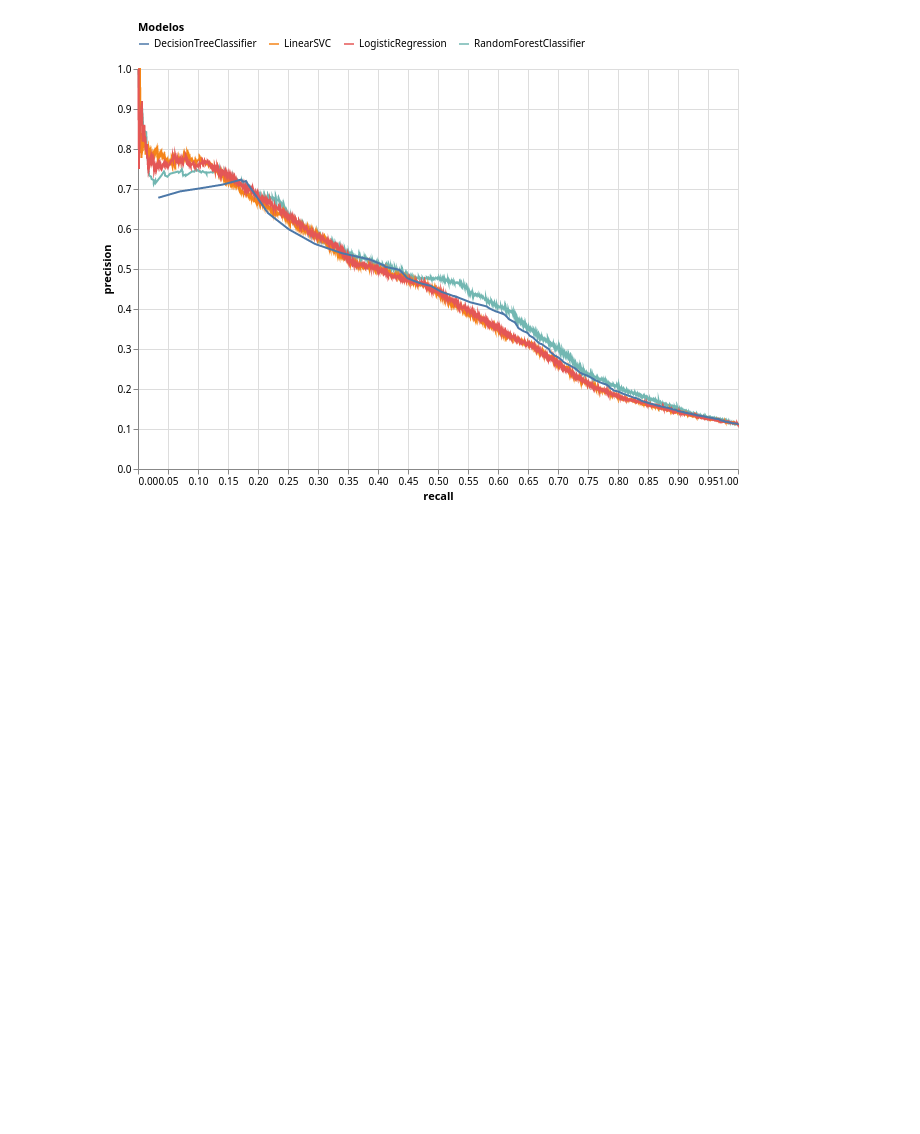
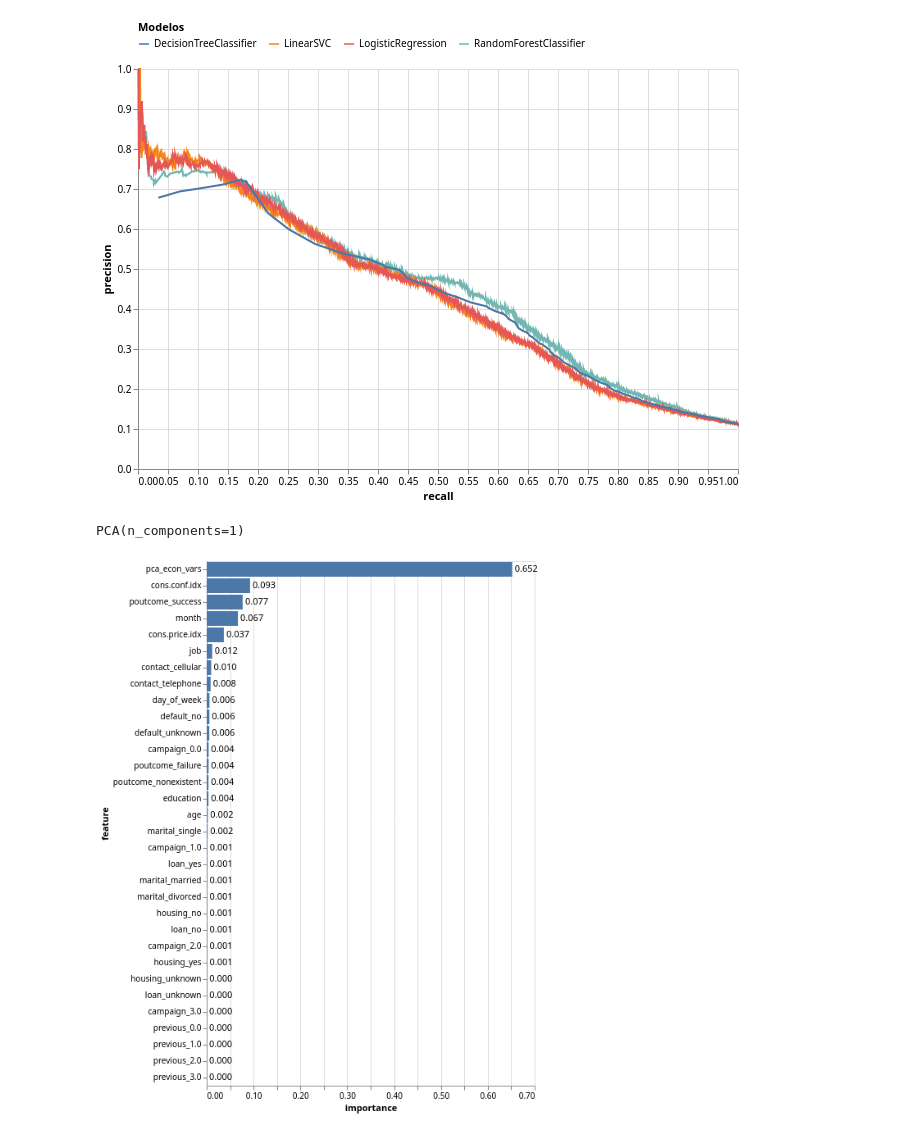
Before and after one commit to silasge/bank-marketing-classification, a Jupyter notebook: notebooks/2.0-model-analysis.ipynb, the cells around one changed output. Drawn from its saved outputs; the diff is of its cells as text; code cells hidden in the pictures; blank space fills up the shorter version.

Commit message:
finalizada a análise dos modelos

```diff
--- a/notebooks/2.0-model-analysis.ipynb
+++ b/notebooks/2.0-model-analysis.ipynb
@@ -283,3 +281,44 @@ pr_rec_plot = alt.Chart(pr_rec_df).mark_line().encode(
 pr_rec_plot
 # %% [output]
 [figure]
+# %%
+rf_model.best_estimator_.named_steps["transf_features"].named_transformers_["pca_econ_vars"].named_steps["pca"]
+# %% [output]
+PCA(n_components=1)
+# %%
+col_names = [
+    "age",
+    "job",
+    *rf_model.best_estimator_.named_steps["transf_features"].named_transformers_["oh_marital"].get_feature_names_out().tolist(),
+    "education",
+    "month",
+    "day_of_week",
+    *rf_model.best_estimator_.named_steps["transf_features"].named_transformers_["oh_default"].get_feature_names_out().tolist(),
+    *rf_model.best_estimator_.named_steps["transf_features"].named_transformers_["oh_housing_loan_contact"].get_feature_names_out().tolist(),
+    *rf_model.best_estimator_.named_steps["transf_features"].named_transformers_["bin_campaign"].get_feature_names_out().tolist(),
+    *rf_model.best_estimator_.named_steps["transf_features"].named_transformers_["bin_previous"].get_feature_names_out().tolist(),
+    "pca_econ_vars",
+    *["cons.price.idx", "cons.conf.idx"]
+]
+# %%
+feature_importances = pd.DataFrame({
+    "feature": col_names,
+    "importance": rf_model.best_estimator_.named_steps["clf"].feature_importances_
+})
+# %%
+bars = alt.Chart(feature_importances).mark_bar().encode(
+    x="importance:Q",
+    y=alt.Y("feature", sort=alt.EncodingSortField("importance", op='min', order='descending'))
+)
+
+text = bars.mark_text(
+    align="left",
+    baseline="middle",
+    dx=3,
+).encode(
+    text=alt.Text("importance:Q", format=".3f")
+)
+
+bars + text
+# %% [output]
+[figure, added]
```
Also changed, not shown: parts of 4 cells of this notebook, 3 other files.
